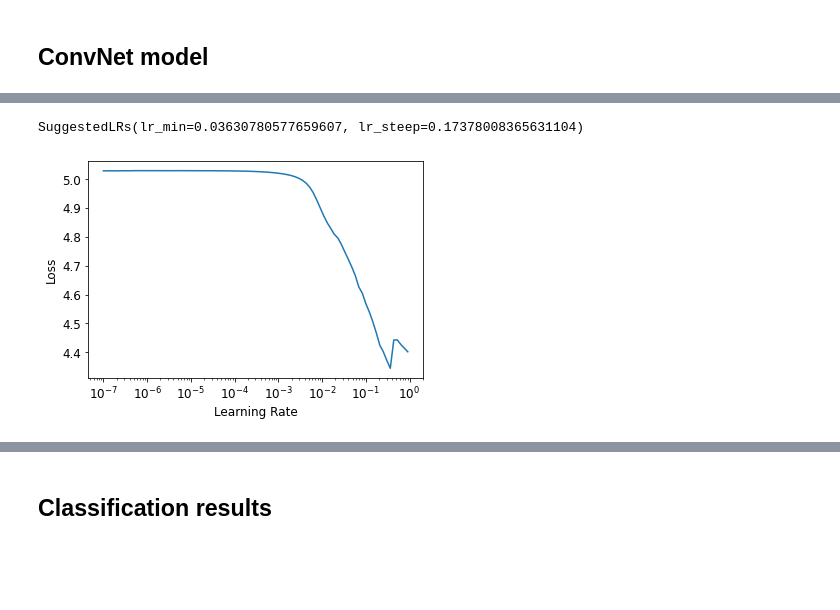
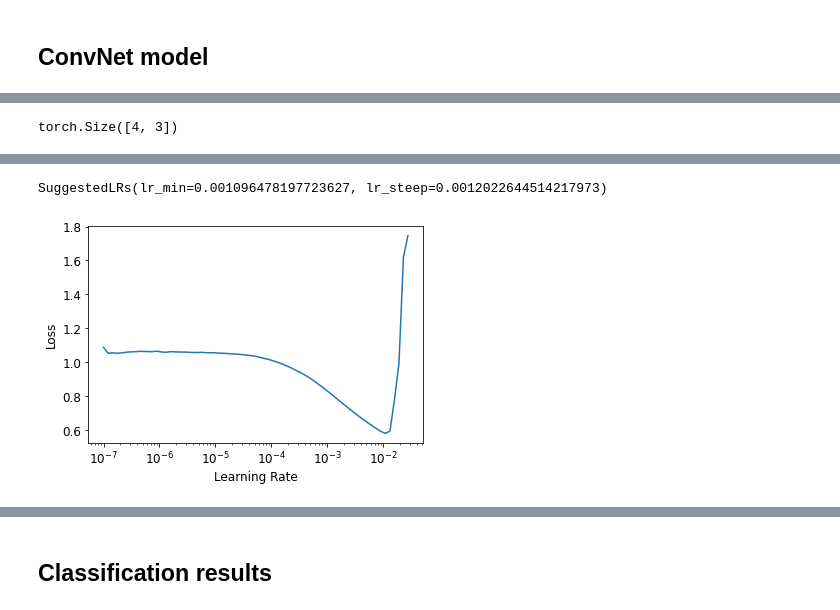
Before and after one commit to floriandotpy/data-playground, a Jupyter notebook: fastai/catmeows.ipynb, the cells around one changed output, grey strips where cells are left out. Saved outputs shown, nothing was run; the diff lists cells and outputs as text; code cells hidden in the pictures; blank space fills up the shorter version.

```diff
--- a/fastai/catmeows.ipynb
+++ b/fastai/catmeows.ipynb
@@ -107,9 +125,10 @@ def label_func(fname):
     # B = brushing; F = waiting for food; I: isolation in an unfamiliar environment);
     return label_dict[fname.name[0]]
 
-def get_dataloaders(batch_size=32):
+def get_dataloaders(batch_size=128):
     data = DataBlock(
-        blocks=(ImageBlock(cls=PILImageBW), CategoryBlock),
+        blocks=(ImageBlock(cls=PILImage), CategoryBlock),
+#         n_inp=1,  # how many blocks are input
         get_items=get_image_files,
         splitter=RandomSplitter(),  # TODO: clean split so that same cats doesn't appear in both sets
         item_tfms=[CropPad(81)],
@@ -150,19 +211,3 @@ class cast_to_tensor(Module):
     "Workoaround: https://github.com/fastai/fastai/issues/2769#issuecomment-824186215"
     def forward(self, x):
         return cast(x, Tensor)
-# %%
-in_shape = (81, 81)  # time, frequencies, channels
-n_classes = 3
-def simple_net():
-    return nn.Sequential(
-        nn.Conv2d(1, 4, 3, stride=2),
-        nn.ReLU(),
-        nn.Conv2d(4, 8, 3, stride=2),
-        nn.ReLU(),
-        nn.Conv2d(8, 16, 3, stride=2),
-        nn.ReLU(),
-        nn.Conv2d(16, n_classes, 3),
-        nn.Flatten(),
-#         nn.Linear(16, n_classes),
-        cast_to_tensor()
-    )
@@ -169,14 +300,20 @@ def simple_net():
+# %%
+
+sample = torch.randn(4, 3, 81, 81)
+net(sample).shape
+# %% [output]
+torch.Size([4, 3])
 # %%
-learn = Learner(
+learn_lr = Learner(
         dls,
         simple_net(),
-        loss_func=F.cross_entropy,
+#         loss_func=F.cross_entropy,  # <-- breaks confusion matrix for some reason
         metrics=accuracy
     )
 # %%
-learn.lr_find()
+learn_lr.lr_find()
 # %% [output]
 [interactive output not drawn]
-SuggestedLRs(lr_min=0.03630780577659607, lr_steep=0.17378008365631104)
+SuggestedLRs(lr_min=0.001096478197723627, lr_steep=0.0012022644514217973)
-[figure, old version]
+[figure, new version]
 # %%
```
Also changed, not shown: parts of 31 cells of this notebook.
